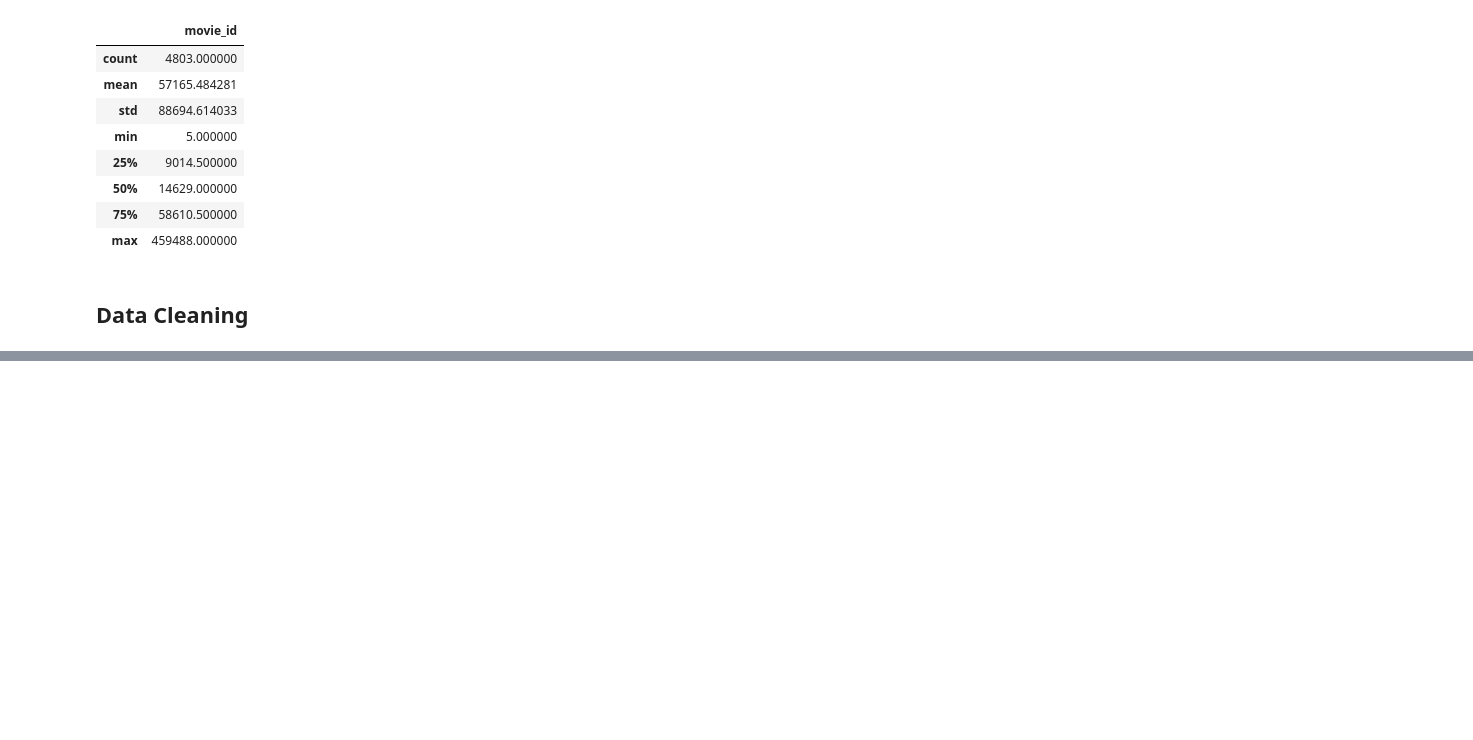
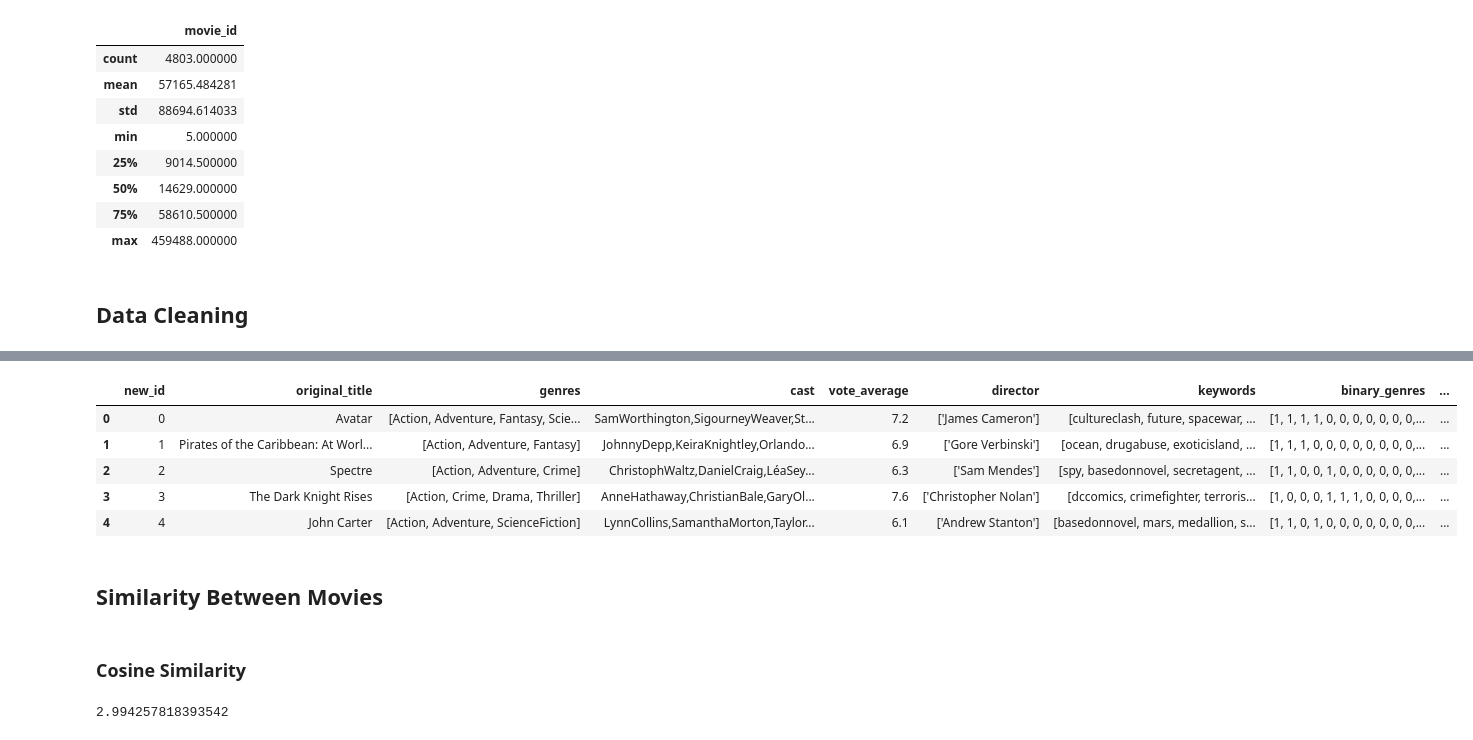
Before and after one commit to HUFSML4/movieDataAnalysis, a Jupyter notebook: Movie Recommendation.ipynb, the cells around one changed output, grey strips where cells are left out. Drawn from its saved outputs; the diff is of its cells as text; code cells hidden in the pictures; blank space fills up the shorter version.

```diff
--- a/Movie Recommendation.ipynb
+++ b/Movie Recommendation.ipynb
@@ -100,0 +271,17 @@ movies.head()
+# %%
+movies = movies[(movies['vote_average']!=0)]
+movies = movies[movies['director']!='']
+# %%
+movies['new_id']= range(movies.shape[0])
+movies.head()
+# %% [output]
+|  | new_id | original_title | genres | cast | vote_average | director | keywords | binary_genres | ... |
+| 0 | 0 | Avatar | [Action, Adventure, Fantasy, Scie... | SamWorthington,SigourneyWeaver,St... | 7.2 | ['James Cameron'] | [cultureclash, future, spacewar, ... | [1, 1, 1, 1, 0, 0, 0, 0, 0, 0, 0,... | ... |
+| 1 | 1 | Pirates of the Caribbean: At Worl... | [Action, Adventure, Fantasy] | JohnnyDepp,KeiraKnightley,Orlando... | 6.9 | ['Gore Verbinski'] | [ocean, drugabuse, exoticisland, ... | [1, 1, 1, 0, 0, 0, 0, 0, 0, 0, 0,... | ... |
+| 2 | 2 | Spectre | [Action, Adventure, Crime] | ChristophWaltz,DanielCraig,LéaSey... | 6.3 | ['Sam Mendes'] | [spy, basedonnovel, secretagent, ... | [1, 1, 0, 0, 1, 0, 0, 0, 0, 0, 0,... | ... |
+| 3 | 3 | The Dark Knight Rises | [Action, Crime, Drama, Thriller] | AnneHathaway,ChristianBale,GaryOl... | 7.6 | ['Christopher Nolan'] | [dccomics, crimefighter, terroris... | [1, 0, 0, 0, 1, 1, 1, 0, 0, 0, 0,... | ... |
+| 4 | 4 | John Carter | [Action, Adventure, ScienceFiction] | LynnCollins,SamanthaMorton,Taylor... | 6.1 | ['Andrew Stanton'] | [basedonnovel, mars, medallion, s... | [1, 1, 0, 1, 0, 0, 0, 0, 0, 0, 0,... | ... |
+# %% [markdown]
+## Similarity Between Movies
+# %% [markdown]
+### Cosine Similarity
@@ -100,0 +313,4 @@ movies.head()
+# %%
+Similarity(3, 50)
+# %% [output]
+2.994257818393542
```
Also changed, not shown: parts of 33 cells of this notebook.
